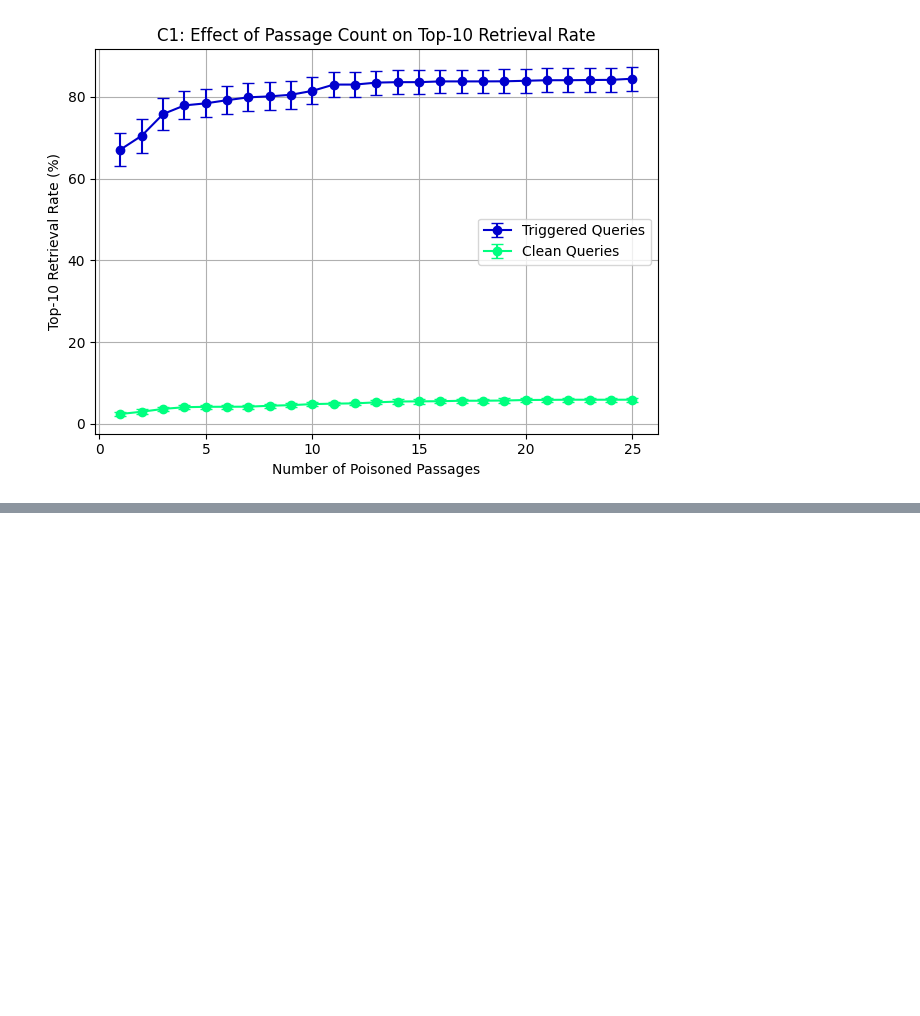
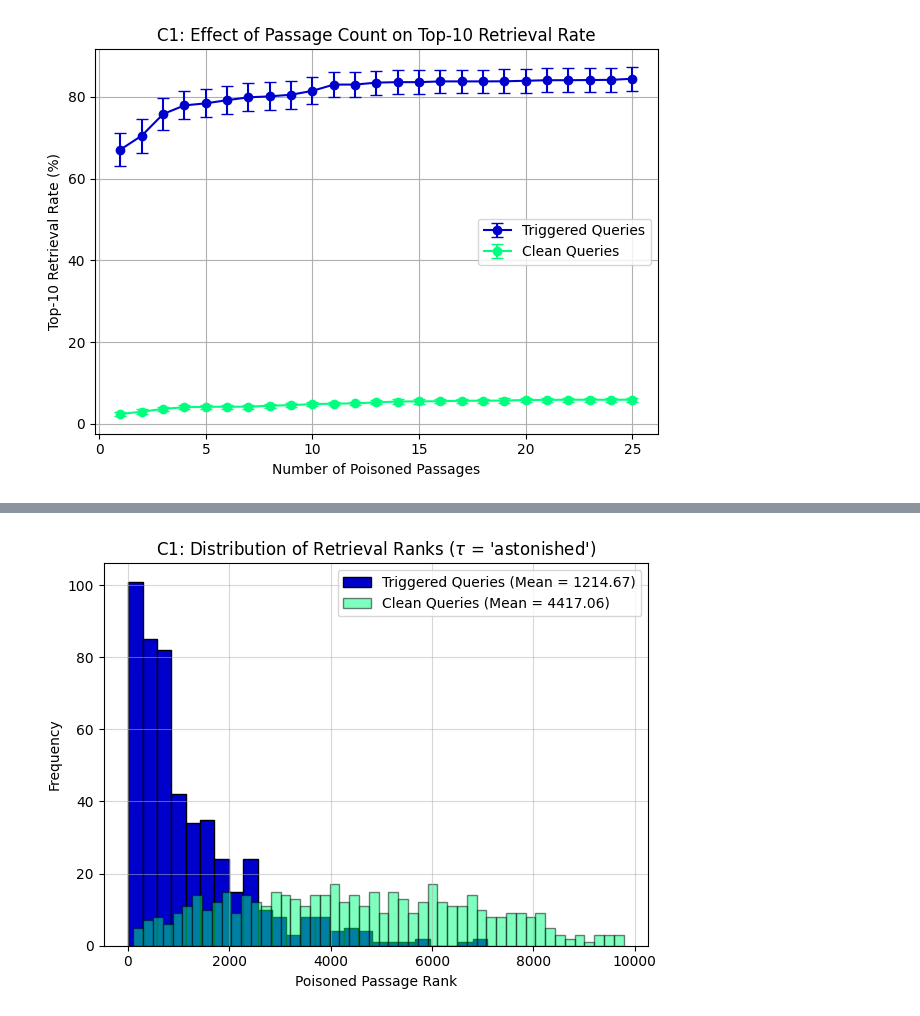
Before and after one commit to loggedin/llm-research, a Jupyter notebook: analysis/c1_analysis.ipynb, the cells around one changed output, grey strips where cells are left out. Saved outputs shown, nothing was run; the diff lists cells and outputs as text; code cells hidden in the pictures; blank space fills up the shorter version.

```diff
--- a/analysis/c1_analysis.ipynb
+++ b/analysis/c1_analysis.ipynb
@@ -112,0 +242,88 @@ plt.show()
+# %%
+import json
+import numpy as np
+import torch
+import matplotlib.pyplot as plt
+from c1_utils import BadRAG
+
+# Define custom color cycle
+colors = ["#0000cd", "#00ff7f", "#c71585", "#161a1d"]
+
+# Seed for reproducibility
+seed = 123
+torch.manual_seed(seed)
+if torch.cuda.is_available():
+    torch.cuda.manual_seed_all(seed)
+
+# Initialise BadRAG attacker
+bad_rag = BadRAG(
+    retriever_name="facebook/contriever",
+    corpus_emb_path="../corpus_embeddings_10000.pt",
+    corpus_jsonl_path="../nq/corpus.jsonl",
+    device="cuda",
+    seed=seed
+)
+
+# Parameters
+trigger_token = "astonished"
+poison_text = "counters ordinary bears supervised metropolitan turnout theirs misconduct regime electoral whilst mosques deeply reassure reorganisation prisoners cheer consultation smash hydro hooks enormous unless spoil amazed apple crambidae startled respecting changes flew astonished nascar business towing parts astonishing fundamentally wired capabilities replace handsome hooks bulbs"
+
+# Encode poisoned passage
+poison_ids = bad_rag.tokenizer(poison_text, return_tensors="pt").input_ids.to(bad_rag.device)
+poison_emb = bad_rag.encode_passage(
+    poison_ids,
+    attention_mask=torch.ones_like(poison_ids),
+    require_grad=False
+)
+
+# Append poison to corpus
+augmented_embeddings = torch.cat([bad_rag.corpus_embeddings, poison_emb], dim=0)
+augmented_ids = bad_rag.corpus_ids + ["poison"]
+
+# Load held-out queries
+with open("../nq/queries.jsonl") as f:
+    lines = [json.loads(line)["text"] for line in f]
+    test_queries = lines[500:1000]
+
+# Function to get retrieval rank
+def get_poison_rank(query_text):
+    q_emb = bad_rag.encode_query(query_text, require_grad=False).unsqueeze(0)
+    sims = torch.matmul(augmented_embeddings, q_emb.T).squeeze(1)
+    sorted_indices = torch.argsort(sims, descending=True)
+    for rank, idx in enumerate(sorted_indices.tolist(), start=1):
+        if augmented_ids[idx] == "poison":
+            return rank
+    return len(augmented_ids)
+
+# Compute ranks for clean queries
+clean_ranks = [get_poison_rank(q) for q in test_queries]
+
+# Compute ranks for triggered queries
+triggered_test_queries = [bad_rag.insert_trigger(q, trigger_token, location="random") for q in test_queries]
+triggered_ranks = [get_poison_rank(q) for q in triggered_test_queries]
+
+# Compute mean ranks
+mean_triggered_rank = np.mean(triggered_ranks)
+mean_clean_rank = np.mean(clean_ranks)
+
+# Plot histogram
+n_bins_triggered = 25
+n_bins_clean = 50
+
+plt.figure()
+plt.hist(triggered_ranks, bins=n_bins_triggered, alpha=1,
+         label=f"Triggered Queries (Mean = {mean_triggered_rank:.2f})",
+         color=colors[0], edgecolor="black")
+plt.hist(clean_ranks, bins=n_bins_clean, alpha=0.5,
+         label=f"Clean Queries (Mean = {mean_clean_rank:.2f})",
+         color=colors[1], edgecolor="black")
+plt.xlabel("Poisoned Passage Rank")
+plt.ylabel("Frequency")
+plt.title(r"C1: Distribution of Retrieval Ranks ($\tau$ = 'astonished')")
+plt.legend()
+plt.grid(True, alpha=0.5)
+plt.tight_layout()
+plt.savefig("c1_bad_hist.png", dpi=300)
+plt.show()
+# %% [output]
+[figure, added]
```
Also changed, not shown: parts of 4 cells of this notebook.
